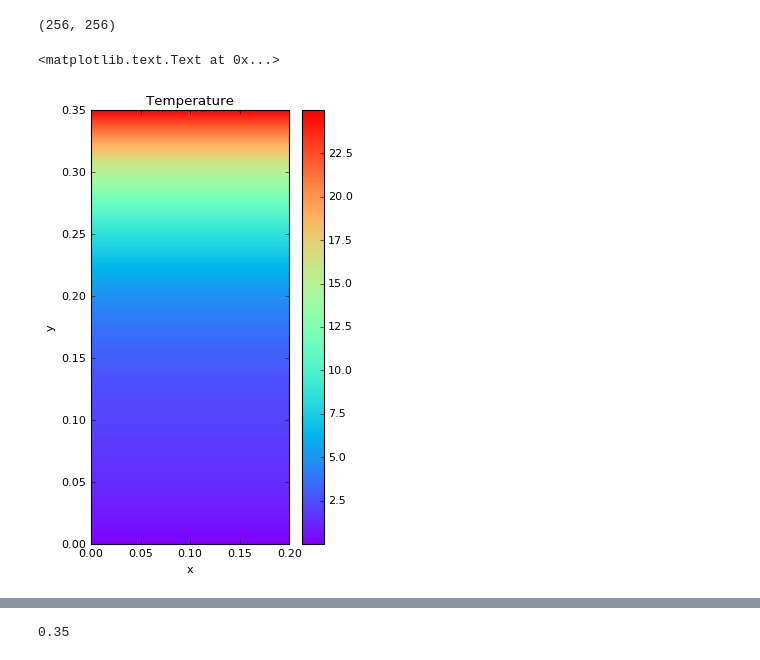
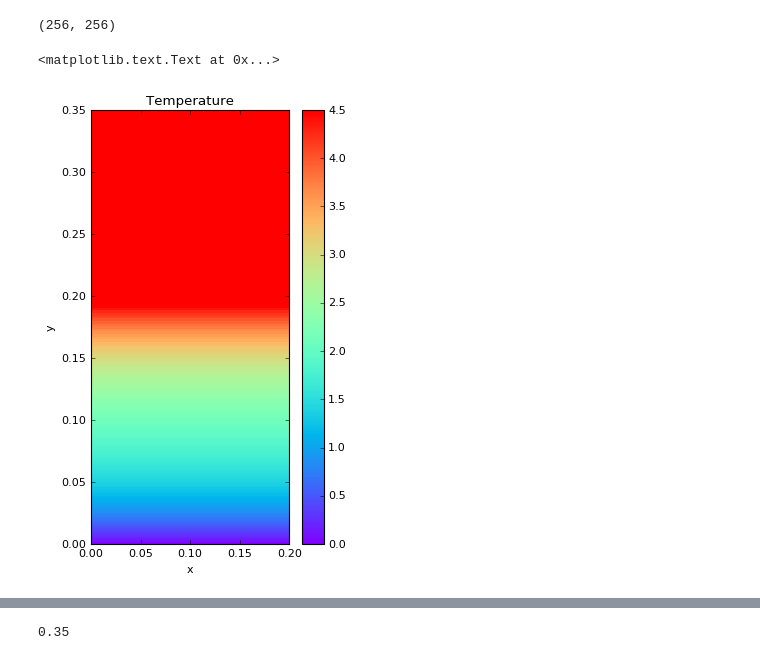
Before and after one commit to cpierard/Servicio_social, a Jupyter notebook: Convección en fluido estratificado.ipynb, the cells around one changed output, grey strips where cells are left out. Drawn from its saved outputs; the diff is of its cells as text; code cells hidden in the pictures.

```diff
--- a/Convección en fluido estratificado.ipynb
+++ b/Convección en fluido estratificado.ipynb
@@ -150,11 +152,11 @@ T['g'].shape
 T['g'] = 40.257128492422666*y - 300.5817711700071*y**2 + 1113.2658191481735*y**3
 # %%
 fig, axis = plt.subplots(figsize=(4,7))
-pT = axis.pcolormesh(xm, ym, T['g'].T, cmap='rainbow');
+pT = axis.pcolormesh(xm, ym, T['g'].T, vmin=0, vmax=4.5, cmap='rainbow');
 plt.colorbar(pT)
 plt.title('Temperature')
 plt.xlabel('x')
 plt.ylabel('y')
 # %% [output]
 <matplotlib.text.Text at 0x...>
-[figure, old version]
+[figure, new version]
```
Also changed, not shown: parts of 10 cells of this notebook, 1 other file.
